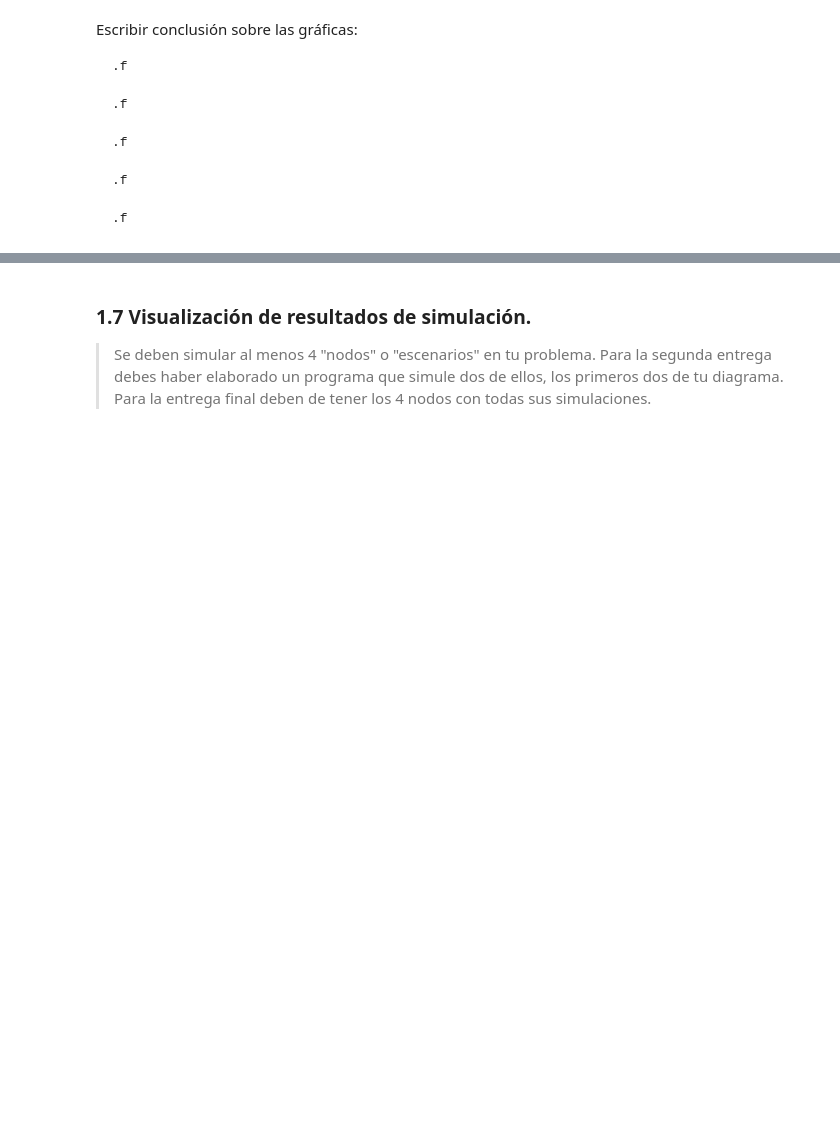
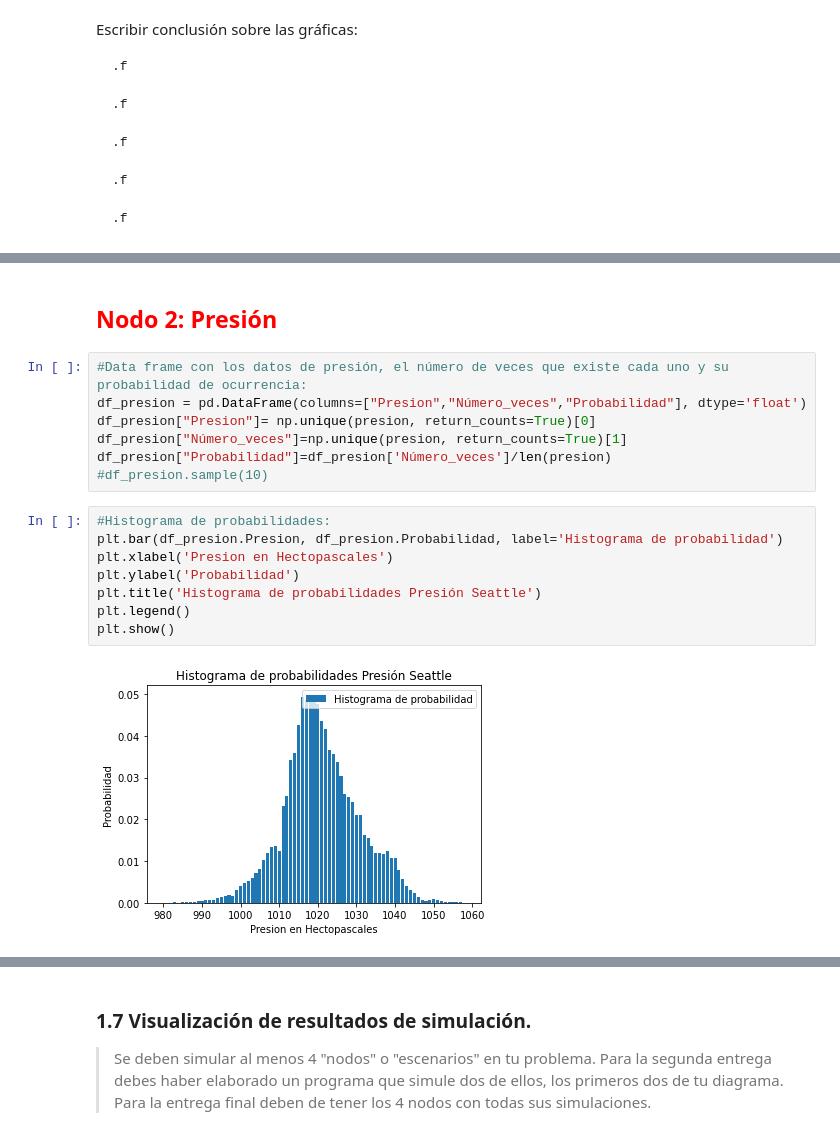
Before and after one commit to PintorOD1997/ProyectoConjunto_LandaverdeI_PintorD, a Jupyter notebook: ProyectoModulo1_OchoaD_MercadoI.ipynb, the cells around one changed output, grey strips where cells are left out. Cells and saved outputs as stored; diff of their text form; blank space fills up the shorter version.

```diff
--- a/ProyectoModulo1_OchoaD_MercadoI.ipynb
+++ b/ProyectoModulo1_OchoaD_MercadoI.ipynb
@@ -658,0 +586,19 @@ st_fit_best(temper)
+# %% [markdown]
+## <font color='red'>  Nodo 2: Presión
+# %%
+#Data frame con los datos de presión, el número de veces que existe cada uno y su probabilidad de ocurrencia:
+df_presion = pd.DataFrame(columns=["Presion","Número_veces","Probabilidad"], dtype='float')
+df_presion["Presion"]= np.unique(presion, return_counts=True)[0]
+df_presion["Número_veces"]=np.unique(presion, return_counts=True)[1]
+df_presion["Probabilidad"]=df_presion['Número_veces']/len(presion)
+#df_presion.sample(10)
+# %%
+#Histograma de probabilidades:
+plt.bar(df_presion.Presion, df_presion.Probabilidad, label='Histograma de probabilidad')
+plt.xlabel('Presion en Hectopascales')
+plt.ylabel('Probabilidad')
+plt.title('Histograma de probabilidades Presión Seattle')
+plt.legend()
+plt.show()
+# %% [output]
+[figure, added]
```
Also changed, not shown: parts of 48 cells of this notebook.
